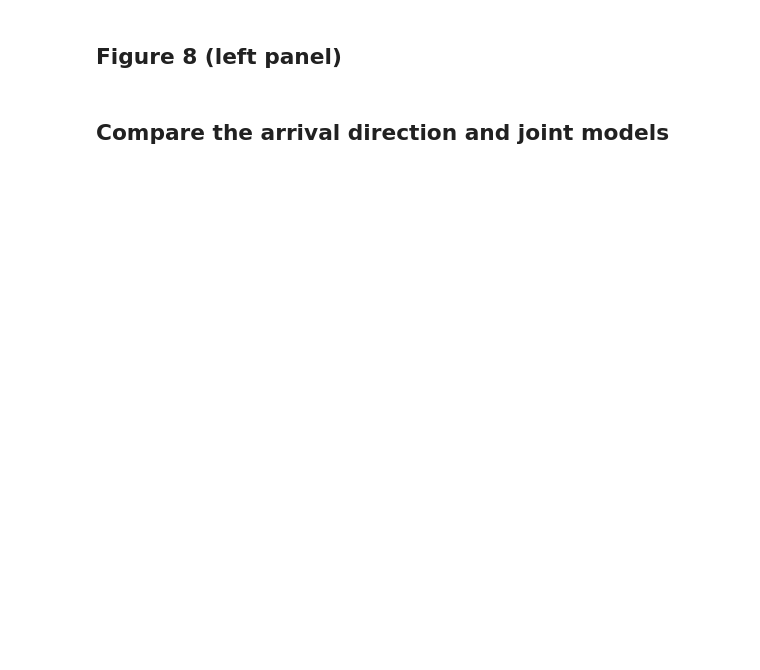
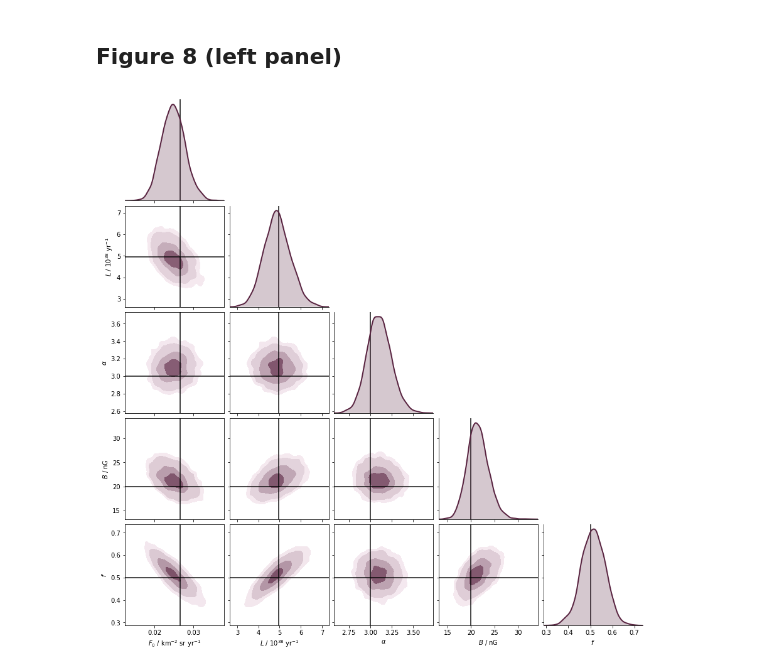
Before and after one commit to cescalara/uhecr_model, a Jupyter notebook: code_for_paper/fits_to_simulations/arrival_vs_joint/arrival_vs_joint.ipynb, the cells around one changed output. Cells and saved outputs as stored; diff of their text form; code cells hidden in the pictures; blank space fills up the shorter version.

```diff
--- a/code_for_paper/fits_to_simulations/arrival_vs_joint/arrival_vs_joint.ipynb
+++ b/code_for_paper/fits_to_simulations/arrival_vs_joint/arrival_vs_joint.ipynb
@@ -201,17 +246,15 @@ results_sim = Results(sim_output_file)
 results_fit = Results(joint_output_file)
 
 keys = ['F0', 'L', 'alpha', 'B', 'f']
-chain = results.get_chain(keys)
+chain = results_fit.get_chain(keys)
 
-truth_keys = ['F0', 'L', 'alpha', 'B', 'Eth']
-truths = results.get_truths(truth_keys)
-truths['f'] = 0.5
+truth_keys = ['F0', 'L', 'alpha', 'B', 'f']
+truth = results_sim.get_truths(truth_keys)
+info_keys = ['Eth', 'Eth_sim']
+info = results_sim.get_truths(info_keys)
+
+# Correct for different Eth in sim and fit
+# Also convert from Stan units to physical units
+flux_scale = (info['Eth'] / info['Eth_sim'])**(1 - truth['alpha'])
+truth['F0'] = truth['F0'] * flux_scale
+truth['L'] = truth['L'][0] * flux_scale /1.0e39 * 10
-# %%
-# get truths
-# PUT INSIDE PACKAGE
-model = {}
-with h5py.File(sim_output_file) as f:
-    model_handle = f['model']
-    for key in model_handle:
-        model[key] = model_handle[key].value
-flux_scale = (model['Eth'] / Eth_sim)**(1 - model['alpha'])
@@ -227,5 +261,21 @@ corner.corner(np.nan_to_num(np.column_stack([chain[key] for key in key_list])),
-# %% [markdown]
-
-
-
-## Compare the arrival direction and joint models
+# %%
+params = np.column_stack([chain[key] for key in keys])
+truths = [truth[key] for key in keys]
+
+# make nicely labelled dict
+chain_for_df = {}
+chain_for_df[r'$L$ / $10^{38}$ $\mathrm{yr}^{-1}$'] = chain['L'] * 10
+chain_for_df[r'$F_0$ / $\mathrm{km}^{-2} \ \mathrm{sr} \ \mathrm{yr}^{-1}$'] = chain['F0'] / 1.0e3
+chain_for_df[r'$B$ / $\mathrm{nG}$'] = chain['B']
+chain_for_df[r'$\alpha$'] = chain['alpha']
+chain_for_df[r'$f$'] = chain['f']
+
+df = DataFrame(data = chain_for_df)
+# order
+df = df[[r'$F_0$ / $\mathrm{km}^{-2} \ \mathrm{sr} \ \mathrm{yr}^{-1}$', r'$L$ / $10^{38}$ $\mathrm{yr}^{-1}$', r'$\alpha$', r'$B$ / $\mathrm{nG}$', r'$f$']]
+# %%
+from fancy.plotting.corner import Corner
+
+corner = Corner(df, truths)
+# %% [output]
+[figure, added]
```
Also changed, not shown: parts of 15 cells of this notebook.
